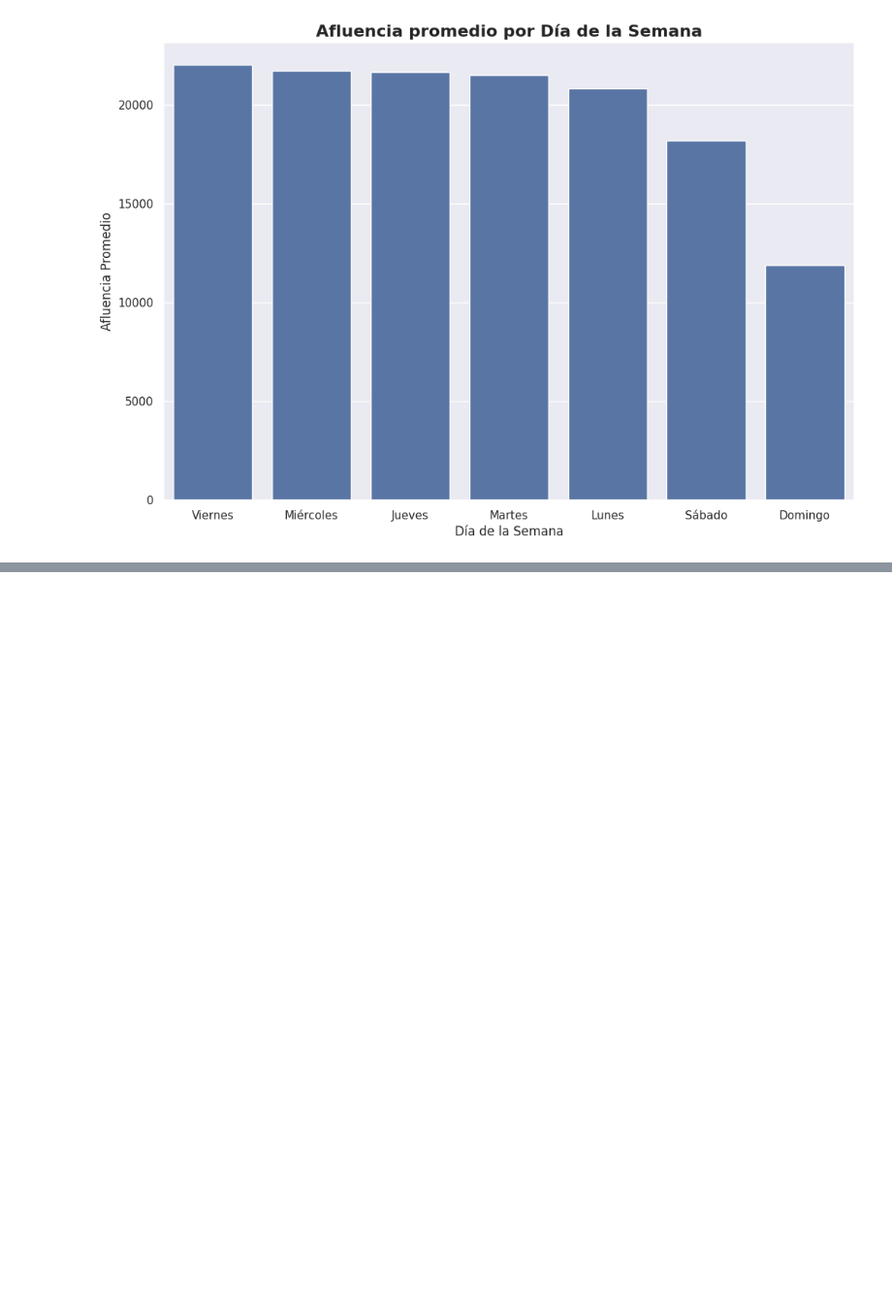
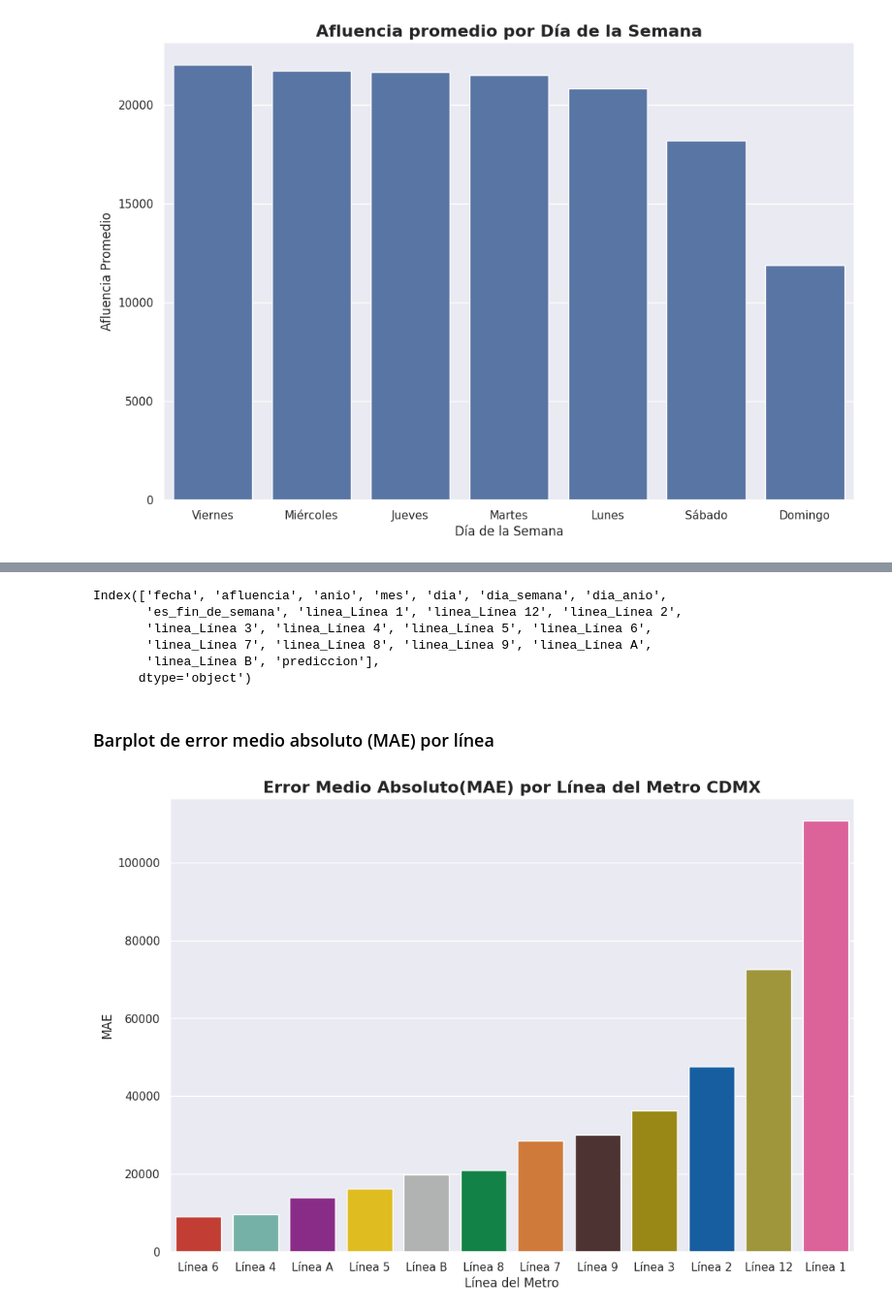
Before and after one commit to AndrsGzRo/prediccion-afluencia-metrocdmx, a Jupyter notebook: Prediccion_Metro_CDMX.ipynb, the cells around one changed output, grey strips where cells are left out. Shown at 97% size. Drawn from its saved outputs; the diff is of its cells as text; code cells hidden in the pictures; blank space fills up the shorter version.

```diff
--- a/Prediccion_Metro_CDMX.ipynb
+++ b/Prediccion_Metro_CDMX.ipynb
@@ -403,0 +567,35 @@ plt.show()
+# %%
+test.columns
+# %% [output]
+Index(['fecha', 'afluencia', 'anio', 'mes', 'dia', 'dia_semana', 'dia_anio',
+       'es_fin_de_semana', 'linea_Línea 1', 'linea_Línea 12', 'linea_Línea 2',
+       'linea_Línea 3', 'linea_Línea 4', 'linea_Línea 5', 'linea_Línea 6',
+       'linea_Línea 7', 'linea_Línea 8', 'linea_Línea 9', 'linea_Línea A',
+       'linea_Línea B', 'prediccion'],
+      dtype='object')
+# %% [markdown]
+### Barplot de error medio absoluto (MAE) por línea
+# %%
+test_df = X_test.copy()
+test_df['real'] = y_test
+test_df['pred'] = y_pred
+cols_lineas = [c for c in test_df.columns if c.startswith('linea_')]
+test_df['linea'] = test_df[cols_lineas].idxmax(axis=1).str.replace('linea_','')
+
+test_df['error_abs'] = abs(test_df['real']-test_df['pred'])
+
+mae_por_linea = test_df.groupby('linea')['error_abs'].mean().sort_values()
+plt.figure(figsize=(12,8))
+sns.barplot(
+    x=mae_por_linea.index,
+    y=mae_por_linea.values,
+    palette=colores_metro,
+    hue=mae_por_linea.index
+)
+plt.title('Error Medio Absoluto(MAE) por Línea del Metro CDMX',fontsize=16,
+          fontweight='bold')
+plt.ylabel('MAE')
+plt.xlabel('Línea del Metro')
+plt.show()
+# %% [output]
+[figure, added]
```
Also changed, not shown: parts of 33 cells of this notebook.
